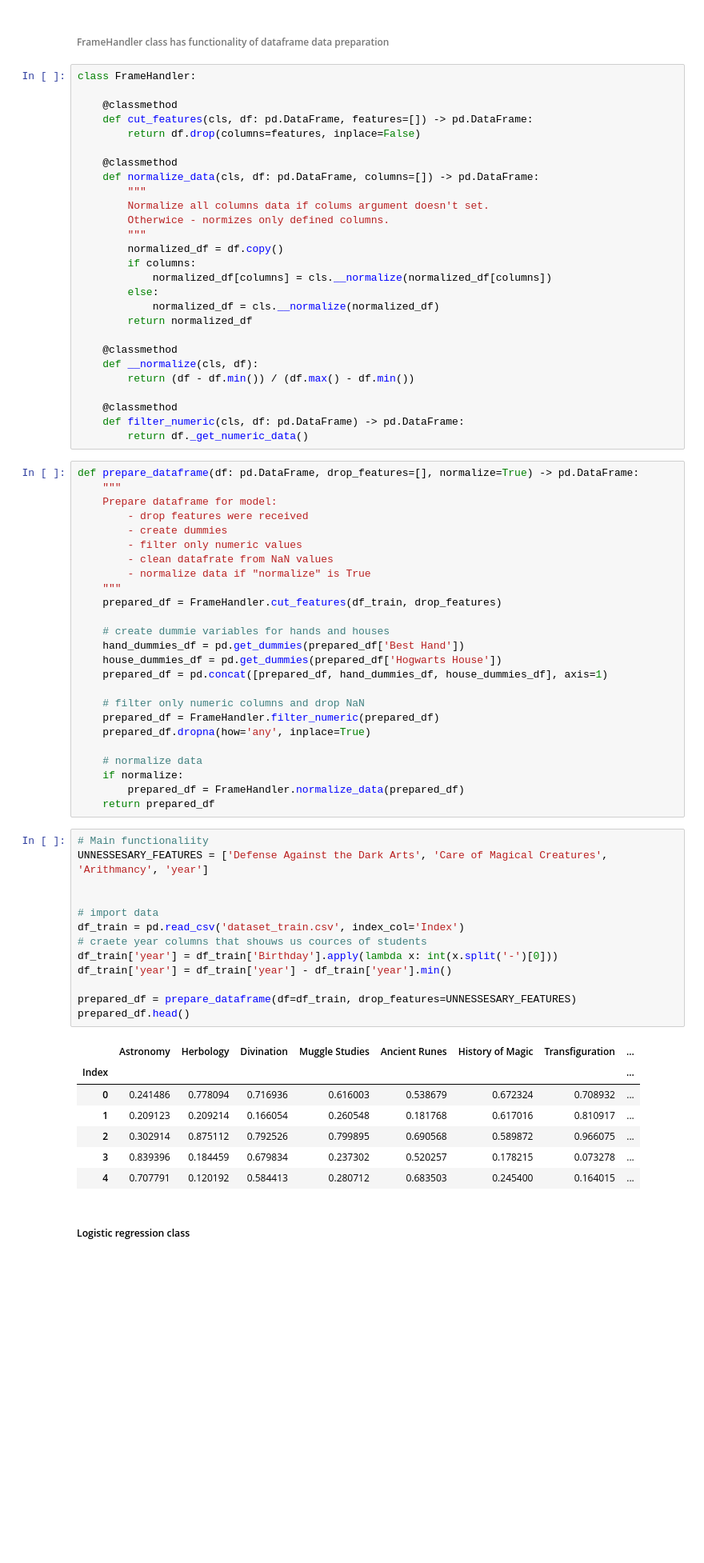
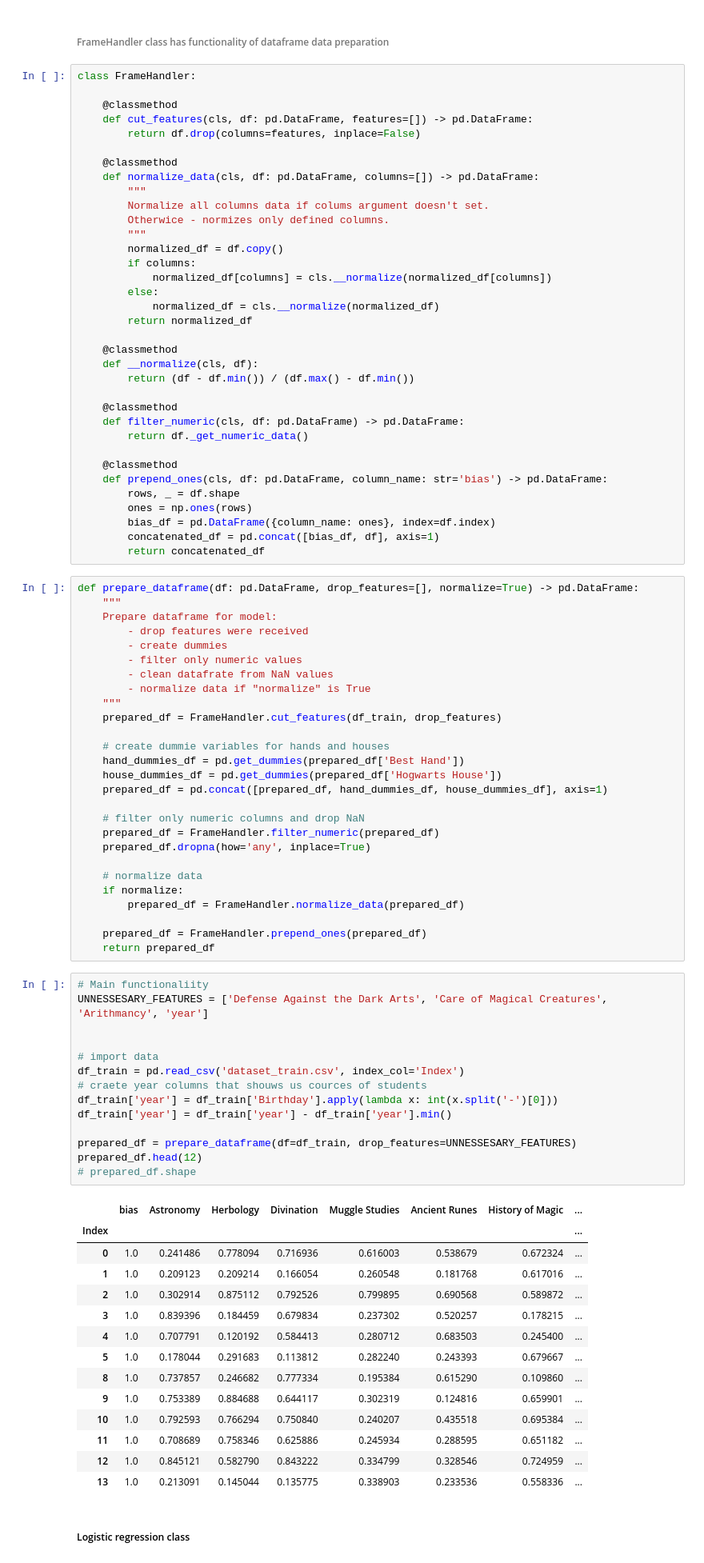
Before and after one commit to VoronaMV/dslr, a Jupyter notebook: train_predict.ipynb, the cells around one changed output. Shown at 80% size. Cells and saved outputs as stored; diff of their text form; blank space fills up the shorter version.

Commit message:
added bias column

```diff
--- a/train_predict.ipynb
+++ b/train_predict.ipynb
@@ -50,6 +52,14 @@ class FrameHandler:
     @classmethod
     def filter_numeric(cls, df: pd.DataFrame) -> pd.DataFrame:
         return df._get_numeric_data()
+
+    @classmethod
+    def prepend_ones(cls, df: pd.DataFrame, column_name: str='bias') -> pd.DataFrame:
+        rows, _ = df.shape
+        ones = np.ones(rows)
+        bias_df = pd.DataFrame({column_name: ones}, index=df.index)
+        concatenated_df = pd.concat([bias_df, df], axis=1)
+        return concatenated_df
 # %%
 def prepare_dataframe(df: pd.DataFrame, drop_features=[], normalize=True) -> pd.DataFrame:
     """
@@ -74,28 +84,38 @@ def prepare_dataframe(df: pd.DataFrame, drop_features=[], normalize=True) -> pd.
     # normalize data
     if normalize:
         prepared_df = FrameHandler.normalize_data(prepared_df)
+
+    prepared_df = FrameHandler.prepend_ones(prepared_df)
     return prepared_df
 # %%
 # Main functionaliity
 UNNESSESARY_FEATURES = ['Defense Against the Dark Arts', 'Care of Magical Creatures', 'Arithmancy', 'year']
 
 
 # import data
 df_train = pd.read_csv('dataset_train.csv', index_col='Index')
 # craete year columns that shouws us cources of students
 df_train['year'] = df_train['Birthday'].apply(lambda x: int(x.split('-')[0]))
 df_train['year'] = df_train['year'] - df_train['year'].min()
 
 prepared_df = prepare_dataframe(df=df_train, drop_features=UNNESSESARY_FEATURES)
-prepared_df.head()
+prepared_df.head(12)
+# prepared_df.shape
 # %% [output]
-|  | Astronomy | Herbology | Divination | Muggle Studies | Ancient Runes | History of Magic | Transfiguration | ... |
+|  | bias | Astronomy | Herbology | Divination | Muggle Studies | Ancient Runes | History of Magic | ... |
 | Index |  |  |  |  |  |  |  | ... |
-| 0 | 0.241486 | 0.778094 | 0.716936 | 0.616003 | 0.538679 | 0.672324 | 0.708932 | ... |
-| 1 | 0.209123 | 0.209214 | 0.166054 | 0.260548 | 0.181768 | 0.617016 | 0.810917 | ... |
-| 2 | 0.302914 | 0.875112 | 0.792526 | 0.799895 | 0.690568 | 0.589872 | 0.966075 | ... |
-| 3 | 0.839396 | 0.184459 | 0.679834 | 0.237302 | 0.520257 | 0.178215 | 0.073278 | ... |
-| 4 | 0.707791 | 0.120192 | 0.584413 | 0.280712 | 0.683503 | 0.245400 | 0.164015 | ... |
+| 0 | 1.0 | 0.241486 | 0.778094 | 0.716936 | 0.616003 | 0.538679 | 0.672324 | ... |
+| 1 | 1.0 | 0.209123 | 0.209214 | 0.166054 | 0.260548 | 0.181768 | 0.617016 | ... |
+| 2 | 1.0 | 0.302914 | 0.875112 | 0.792526 | 0.799895 | 0.690568 | 0.589872 | ... |
+| 3 | 1.0 | 0.839396 | 0.184459 | 0.679834 | 0.237302 | 0.520257 | 0.178215 | ... |
+| 4 | 1.0 | 0.707791 | 0.120192 | 0.584413 | 0.280712 | 0.683503 | 0.245400 | ... |
+| 5 | 1.0 | 0.178044 | 0.291683 | 0.113812 | 0.282240 | 0.243393 | 0.679667 | ... |
+| 8 | 1.0 | 0.737857 | 0.246682 | 0.777334 | 0.195384 | 0.615290 | 0.109860 | ... |
+| 9 | 1.0 | 0.753389 | 0.884688 | 0.644117 | 0.302319 | 0.124816 | 0.659901 | ... |
+| 10 | 1.0 | 0.792593 | 0.766294 | 0.750840 | 0.240207 | 0.435518 | 0.695384 | ... |
+| 11 | 1.0 | 0.708689 | 0.758346 | 0.625886 | 0.245934 | 0.288595 | 0.651182 | ... |
+| 12 | 1.0 | 0.845121 | 0.582790 | 0.843222 | 0.334799 | 0.328546 | 0.724959 | ... |
+| 13 | 1.0 | 0.213091 | 0.145044 | 0.135775 | 0.338903 | 0.233536 | 0.558336 | ... |
 # %% [markdown]
 ##### Logistic regression class
 # %%
```
Also changed, not shown: parts of 6 cells of this notebook.
